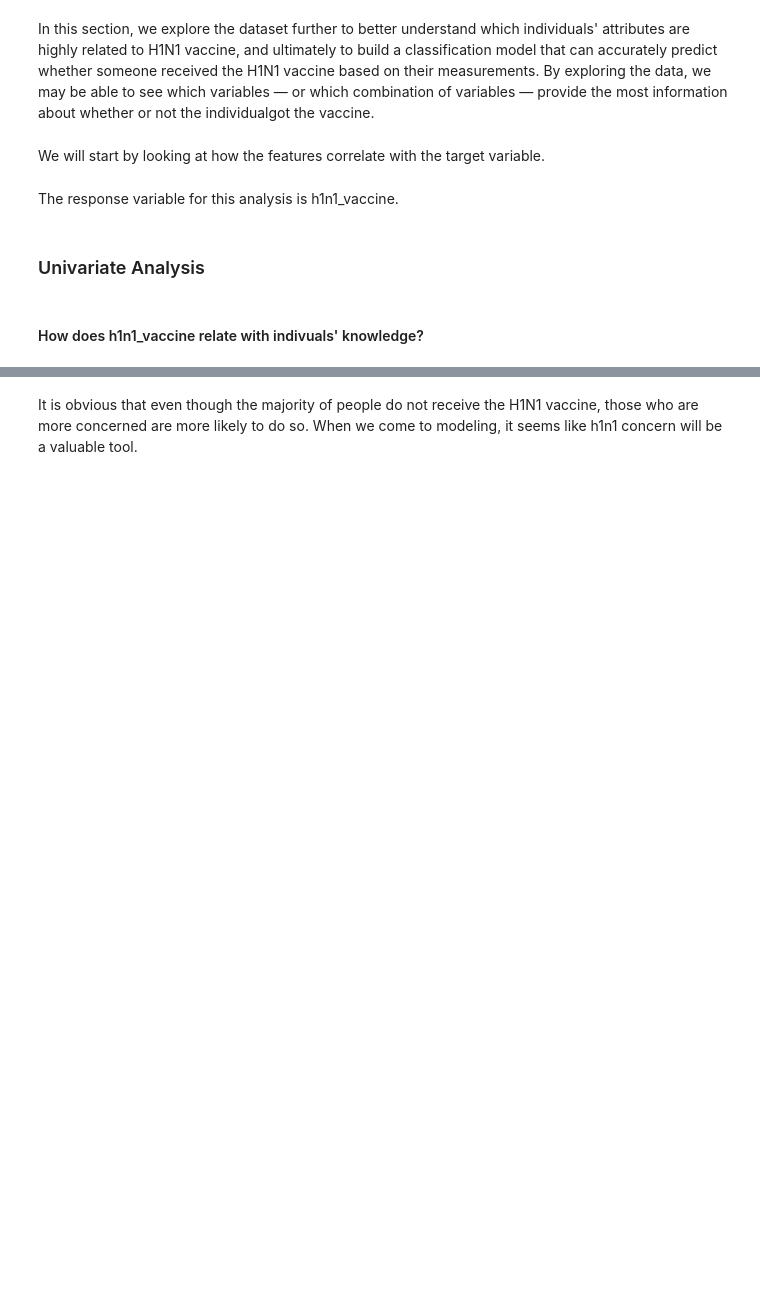
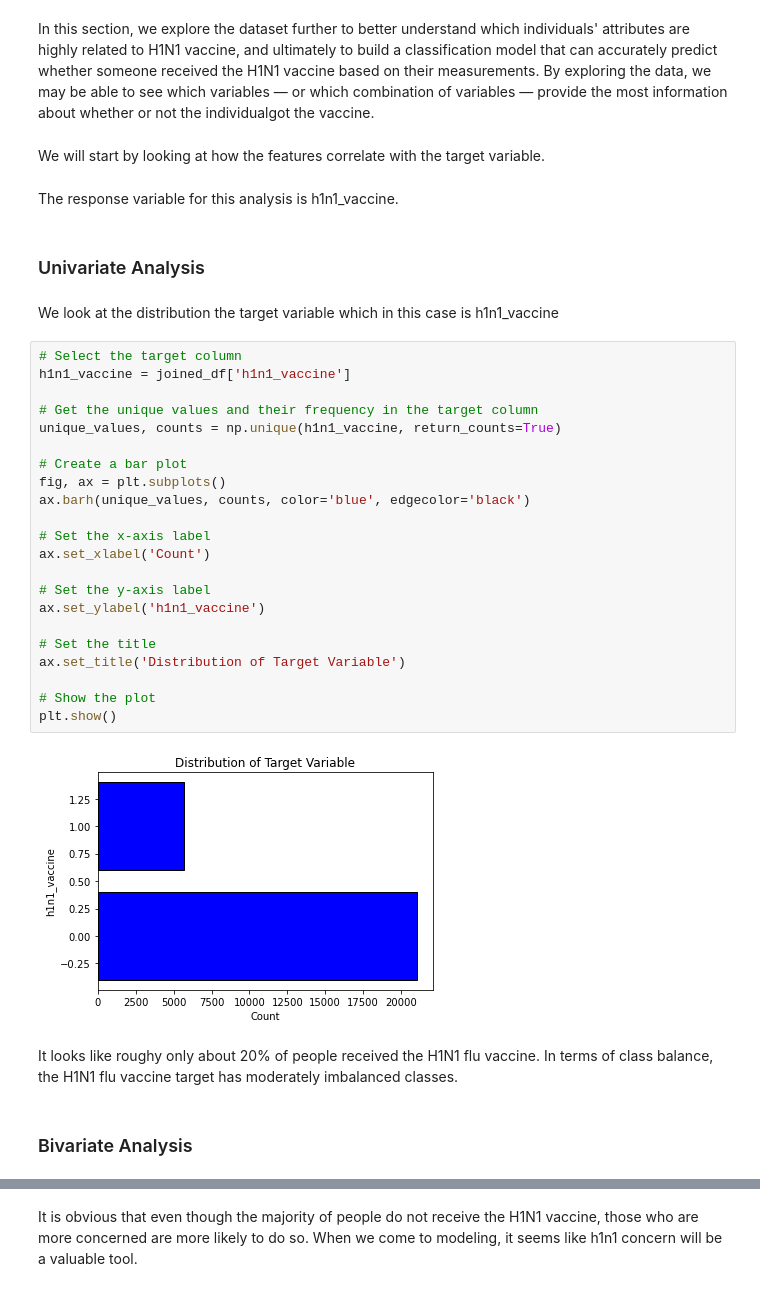
Before and after one commit to CatherineChelagat/Predicting-how-likely-individuals-are-to-receive-H1N1-vaccines, a Jupyter notebook: A Classification Model for Predicting Whether Individuals got their H1N1 Vaccines.ipynb, the cells around one changed output, grey strips where cells are left out. Drawn from its saved outputs; the diff is of its cells as text; blank space fills up the shorter version.

```diff
--- a/A Classification Model for Predicting Whether Individuals got their H1N1 Vaccines.ipynb
+++ b/A Classification Model for Predicting Whether Individuals got their H1N1 Vaccines.ipynb
@@ -362,5 +374,33 @@ We will start by looking at how the features correlate with the target variable.
 The response variable for this analysis is h1n1_vaccine.
 # %% [markdown]
 ### Univariate Analysis
-# %% [markdown]
-#### How does h1n1_vaccine relate with indivuals' knowledge?
+# %% [markdown]
+We look at the distribution the target variable which in this case is h1n1_vaccine
+# %%
+# Select the target column
+h1n1_vaccine = joined_df['h1n1_vaccine']
+
+# Get the unique values and their frequency in the target column
+unique_values, counts = np.unique(h1n1_vaccine, return_counts=True)
+
+# Create a bar plot
+fig, ax = plt.subplots()
+ax.barh(unique_values, counts, color='blue', edgecolor='black')
+
+# Set the x-axis label
+ax.set_xlabel('Count')
+
+# Set the y-axis label
+ax.set_ylabel('h1n1_vaccine')
+
+# Set the title
+ax.set_title('Distribution of Target Variable')
+
+# Show the plot
+plt.show()
+# %% [output]
+[figure, added]
+# %% [markdown]
+It looks like roughy only about 20% of people received the H1N1 flu vaccine. In terms of class balance,  the H1N1 flu vaccine target has moderately imbalanced classes.
+# %% [markdown]
+### Bivariate Analysis
```
Also changed, not shown: parts of 19 cells of this notebook.
